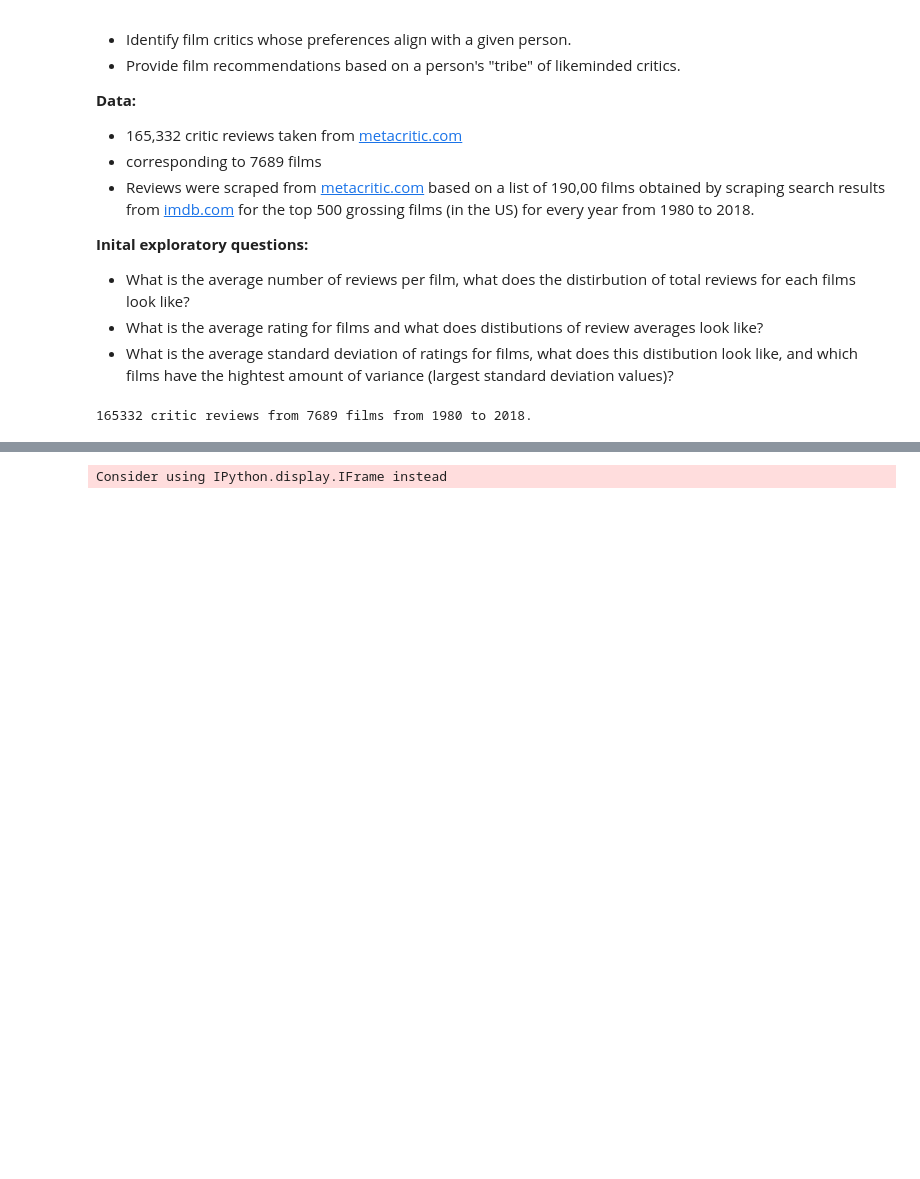
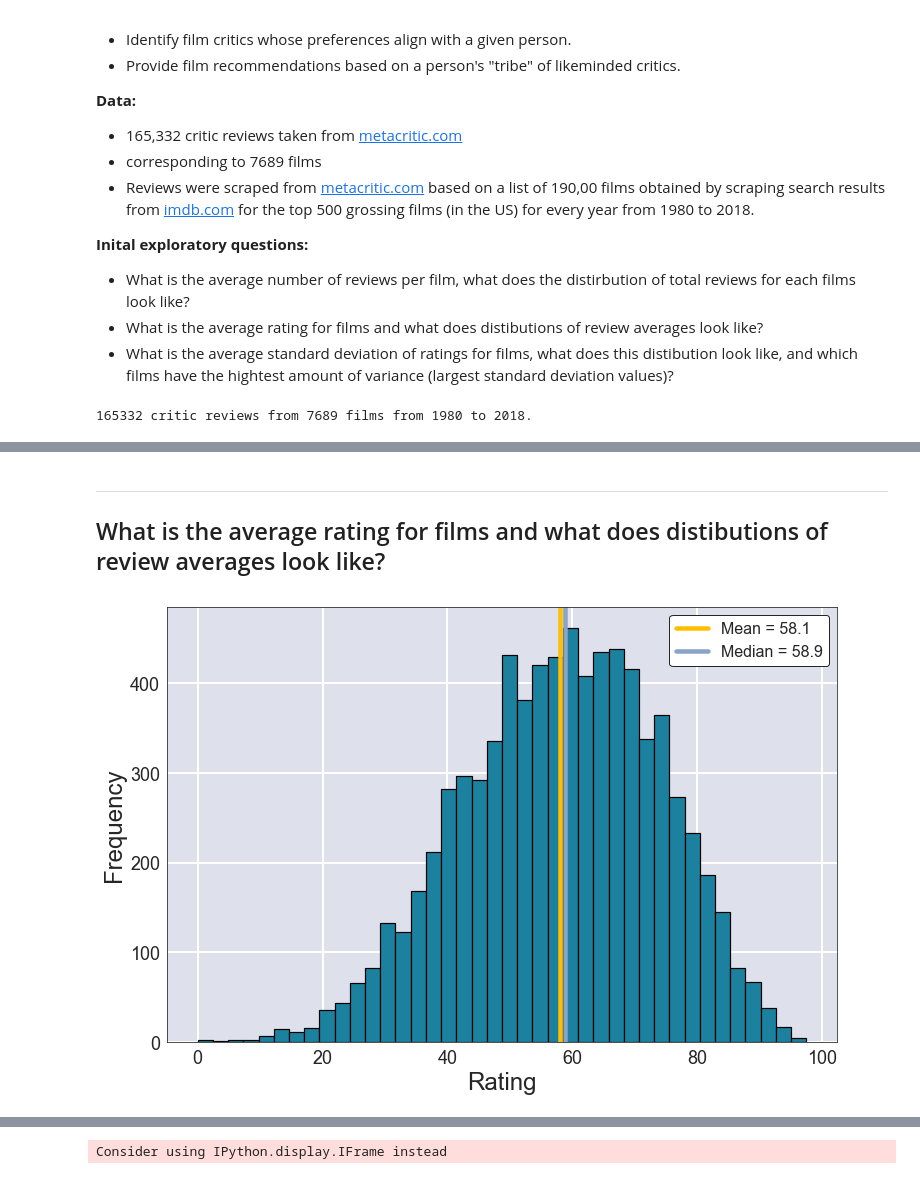
Before and after one commit to jmolds/widsom-of-the-tribe, a Jupyter notebook: descriptive-stats.ipynb, the cells around one changed output, grey strips where cells are left out. Cells and saved outputs as stored; diff of their text form; code cells hidden in the pictures; blank space fills up the shorter version.

```diff
--- a/descriptive-stats.ipynb
+++ b/descriptive-stats.ipynb
@@ -43,0 +80,15 @@ print(str(len(reviews)) + " critic reviews from " + str(len(film_averages)) + "
+# %% [markdown]
+---
+## What is the average rating for films and what does distibutions of review averages look like?
+# %%
+#matplotlib.rcParams['figure.figsize'] = [10, 7]
+#matplotlib.rcParams['font.size']=18
+plt.hist(film_averages['RatingAVG'], bins=40, color='#1c819e', edgecolor='black', linewidth=1.2)
+plt.xlabel('Rating')
+plt.ylabel('Frequency')
+plt.axvline(x=np.mean(film_averages['RatingAVG']), color="#ffbe00", linewidth=4.5, label='Mean = {0:.1f}'.format(np.mean(film_averages['RatingAVG'])))
+plt.axvline(x=np.median(film_averages['RatingAVG']), color="#89a4c7", linewidth=4.5, label='Median = {0:.1f}'.format(np.median(film_averages['RatingAVG'])))
+plt.legend()
+plt.show()
+# %% [output]
+[figure, added]
```
Also changed, not shown: parts of 9 cells of this notebook.
